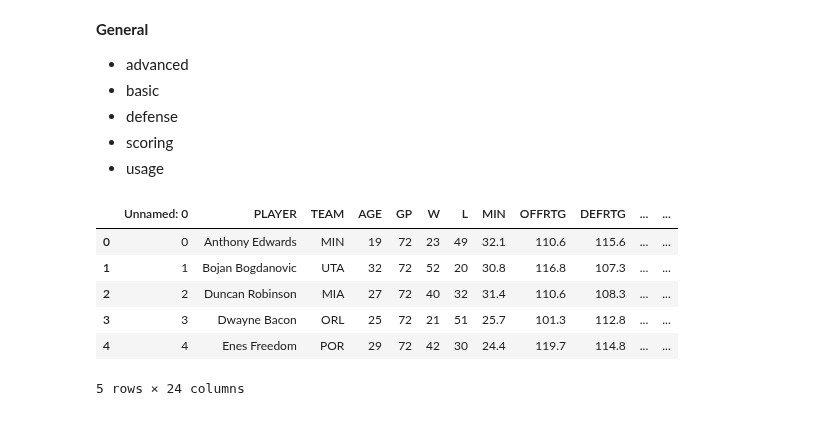
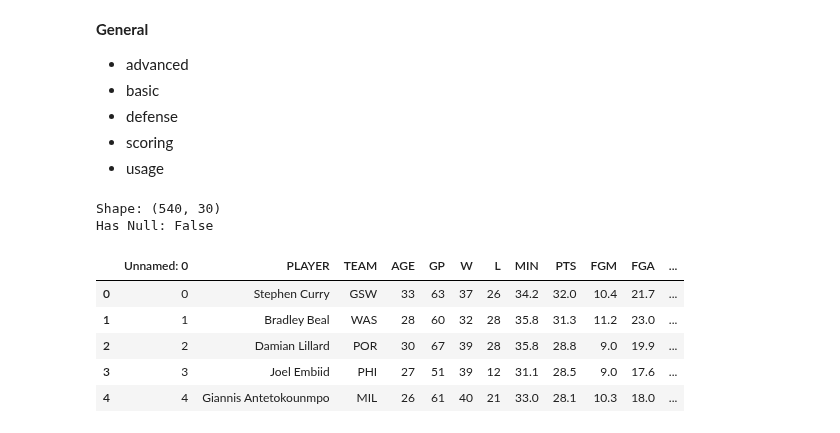
Before and after one commit to CSA100/nba-dsai, a Jupyter notebook: FeatureSelection.ipynb, the cells around one changed output. Saved outputs shown, nothing was run; the diff lists cells and outputs as text; code cells hidden in the pictures.

```diff
--- a/FeatureSelection.ipynb
+++ b/FeatureSelection.ipynb
@@ -2,0 +1,7 @@ import pandas as pd
+# %%
+import pandas as pd
+pd.set_option('display.max_columns', None)
+import matplotlib.pyplot as plt
+import seaborn as sns
+import numpy as np
+import networkx as nx
@@ -12,12 +62,12 @@ data = pd.read_excel('AdvancedStats.xlsx')
-# %%
-data.head()
-# %% [output]
-|  | Unnamed: 0 | PLAYER | TEAM | AGE | GP | W | L | MIN | OFFRTG | DEFRTG | ... | ... |
-| 0 | 0 | Anthony Edwards | MIN | 19 | 72 | 23 | 49 | 32.1 | 110.6 | 115.6 | ... | ... |
-| 1 | 1 | Bojan Bogdanovic | UTA | 32 | 72 | 52 | 20 | 30.8 | 116.8 | 107.3 | ... | ... |
-| 2 | 2 | Duncan Robinson | MIA | 27 | 72 | 40 | 32 | 31.4 | 110.6 | 108.3 | ... | ... |
-| 3 | 3 | Dwayne Bacon | ORL | 25 | 72 | 21 | 51 | 25.7 | 101.3 | 112.8 | ... | ... |
-| 4 | 4 | Enes Freedom | POR | 29 | 72 | 42 | 30 | 24.4 | 119.7 | 114.8 | ... | ... |
-5 rows × 24 columns
 # %%
-basicData = pd.read_excel('BasicStats.xlsx')
+basicData = pd.read_excel('./Data/General/BasicStats.xlsx')
+checkData(basicData)
+# %% [output]
+Shape: (540, 30)
+Has Null: False
+|  | Unnamed: 0 | PLAYER | TEAM | AGE | GP | W | L | MIN | PTS | FGM | FGA | ... |
+| 0 | 0 | Stephen Curry | GSW | 33 | 63 | 37 | 26 | 34.2 | 32.0 | 10.4 | 21.7 | ... |
+| 1 | 1 | Bradley Beal | WAS | 28 | 60 | 32 | 28 | 35.8 | 31.3 | 11.2 | 23.0 | ... |
+| 2 | 2 | Damian Lillard | POR | 30 | 67 | 39 | 28 | 35.8 | 28.8 | 9.0 | 19.9 | ... |
+| 3 | 3 | Joel Embiid | PHI | 27 | 51 | 39 | 12 | 31.1 | 28.5 | 9.0 | 17.6 | ... |
+| 4 | 4 | Giannis Antetokounmpo | MIL | 26 | 61 | 40 | 21 | 33.0 | 28.1 | 10.3 | 18.0 | ... |
```
Also changed, not shown: parts of 7 cells of this notebook, 1 other file.
